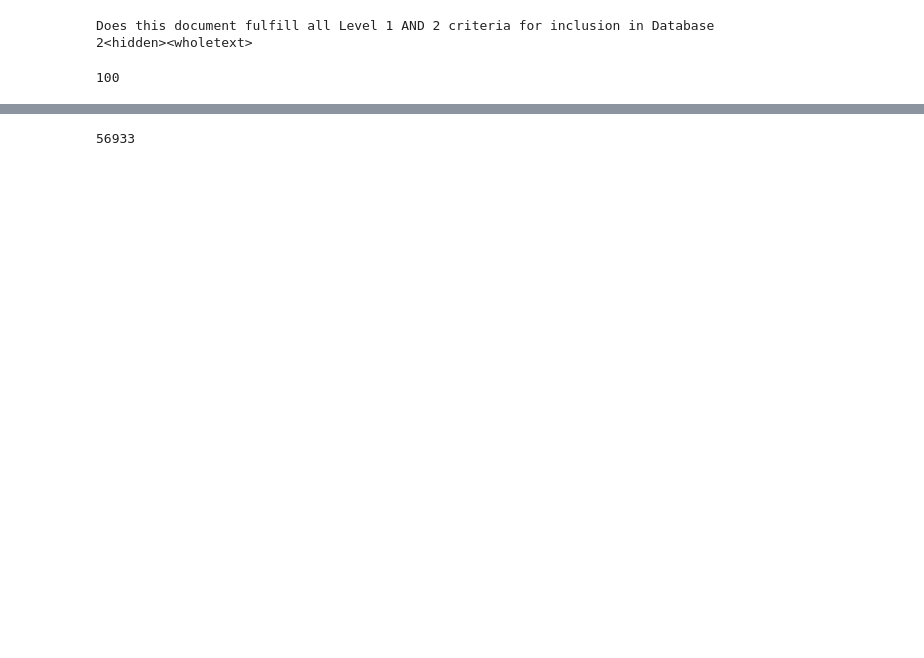
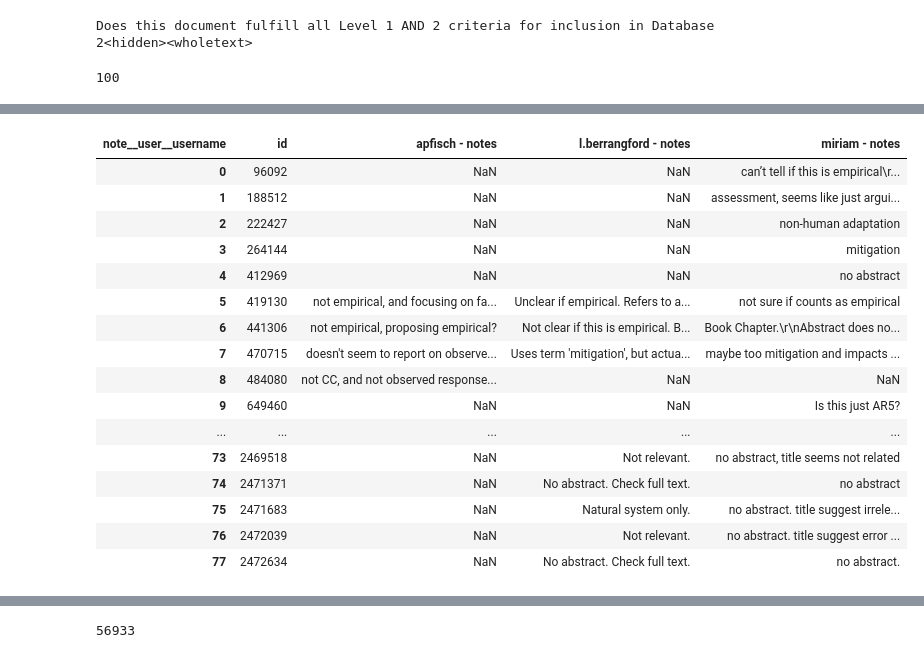
Before and after one commit to mcc-apsis/adaptation-tracking, a Jupyter notebook: check-multiscreen.ipynb, the cells around one changed output, grey strips where cells are left out. Drawn from its saved outputs; the diff is of its cells as text; code cells hidden in the pictures; blank space fills up the shorter version.

```diff
--- a/check-multiscreen.ipynb
+++ b/check-multiscreen.ipynb
@@ -29,4 +30,6 @@ docs.count()
 # %% [output]
 Does this document fulfill all Level 1 AND 2 criteria for inclusion in Database 2<hidden><wholetext>
 100
+# %%
+tagid=t.id
 # %%
@@ -94,0 +136,17 @@ doc_df.head(20)
+# %%
+f = {"note__project":t.query.project}
+print(f)
+u = "note__user__username"
+v = "note__text"
+n = "notes"
+agg=False
+df = pd.DataFrame.from_dict(
+    docs.filter(**f).values('id', u, v)
+)
+
+df[u] = df[u].str.extract("(^[a-zA-Z0-9_.+-]*)") + f" - {n}"
+cols = df[u].unique()
+df = pd.DataFrame(df.groupby(["id",u]).apply(lambda x: "%s" % ', '.join(x[v]))).reset_index()
+df = df.rename(columns={0: v})
+df = df.pivot(index="id",columns=u,values=v).reset_index(drop=False)
+df.head()
@@ -94,0 +221,56 @@ doc_df.head(20)
+# %%
+def db_doc_table(docs,f,u,v,n,vmap=None,agg=True, fillna=None):
+    df = pd.DataFrame.from_dict(
+        docs.filter(**f).values('id', u, v)
+    )
+    if df.shape==(0,0):
+        df = pd.DataFrame.from_dict(
+            docs.values('id')
+        )
+        return df, []
+    df[u] = df[u].str.extract("(^[a-zA-Z0-9_.+-]*)") + f" - {n}"
+    cols = df[u].unique()
+    if vmap:
+        df[v] = df[v].map(vmap)
+    df = pd.DataFrame(df.groupby(["id",u]).apply(lambda x: "%s" % ', '.join(x[v]))).reset_index()
+    df = df.rename(columns={0: v})
+    df = df.pivot(index="id",columns=u,values=v).reset_index(drop=False)
+    if agg:
+        df[f'{n}_overall'] = df[cols].ffill(axis=1).iloc[:, -1]
+        df.loc[df[cols].nunique(axis=1)>1,f'{n}_overall'] = "Mixed/Maybe"
+    if fillna:
+        df = df.fillna(fillna)
+    return df, cols
+
+doc_info_df = pd.DataFrame.from_dict(docs.values('id','title','content'))
+
+print(doc_info_df.shape)
+
+db1_doc_df, db1_cols = db_doc_table(
+    docs,
+    {"docownership__tag":t},
+    "docownership__user__username",
+    "docownership__relevant",
+    "db1",
+    vmap=dict(DocOwnership.Status),
+    fillna="Unrated"
+)
+
+db2_doc_df, db2_cols = db_doc_table(
+    docs,
+    {"docusercat__category__parent_category":362},
+    "docusercat__user__username",
+    "docusercat__category__name",
+    "db2",
+    fillna="Unrated"
+)
+
+note_doc_df, note_cols = db_doc_table(
+    docs,
+    {"note__project":t.query.project},
+    "note__user__username",
+    "note__text",
+    "notes",
+    agg=False
+)
+# %% [output]
@@ -94,0 +278,17 @@ doc_df.head(20)
+| note__user__username | id | apfisch - notes | l.berrangford - notes | miriam - notes |
+| 0 | 96092 | NaN | NaN | can’t tell if this is empirical\r... |
+| 1 | 188512 | NaN | NaN | assessment, seems like just argui... |
+| 2 | 222427 | NaN | NaN | non-human adaptation |
+| 3 | 264144 | NaN | NaN | mitigation |
+| 4 | 412969 | NaN | NaN | no abstract |
+| 5 | 419130 | not empirical, and focusing on fa... | Unclear if empirical. Refers to a... | not sure if counts as empirical |
+| 6 | 441306 | not empirical, proposing empirical? | Not clear if this is empirical. B... | Book Chapter.\r\nAbstract does no... |
+| 7 | 470715 | doesn't seem to report on observe... | Uses term 'mitigation', but actua... | maybe too mitigation and impacts ... |
+| 8 | 484080 | not CC, and not observed response... | NaN | NaN |
+| 9 | 649460 | NaN | NaN | Is this just AR5? |
+| ... | ... | ... | ... | ... |
+| 73 | 2469518 | NaN | Not relevant. | no abstract, title seems not related |
+| 74 | 2471371 | NaN | No abstract. Check full text. | no abstract |
+| 75 | 2471683 | NaN | Natural system only. | no abstract. title suggest irrele... |
+| 76 | 2472039 | NaN | Not relevant. | no abstract. title suggest error ... |
+| 77 | 2472634 | NaN | No abstract. Check full text. | no abstract. |
```
Also changed, not shown: parts of 13 cells of this notebook, 3 other files.
